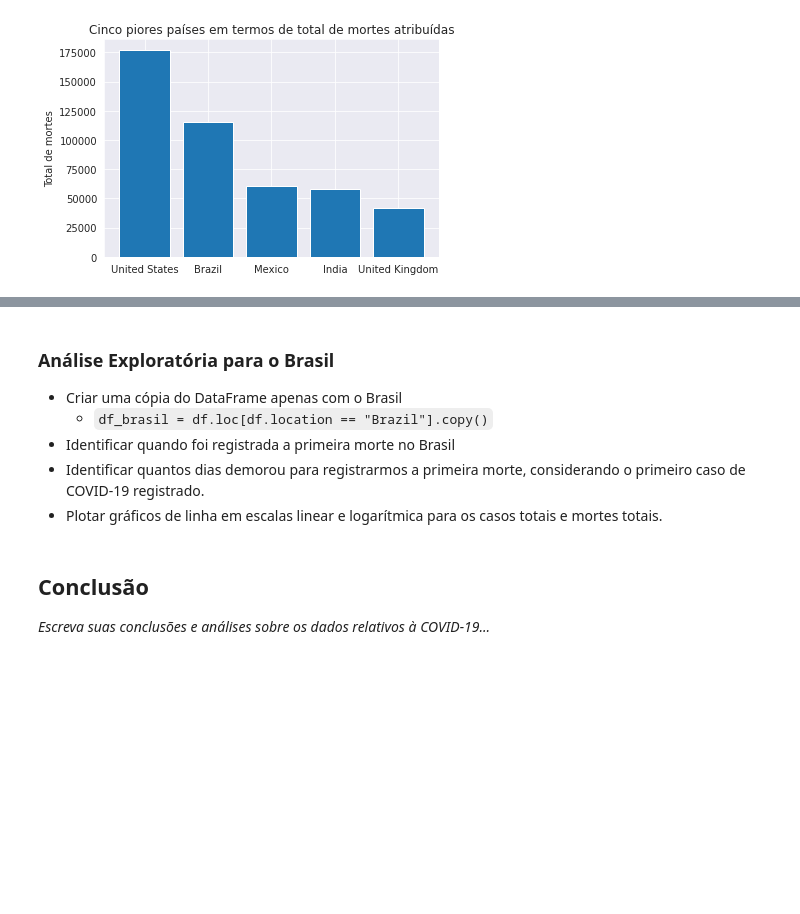
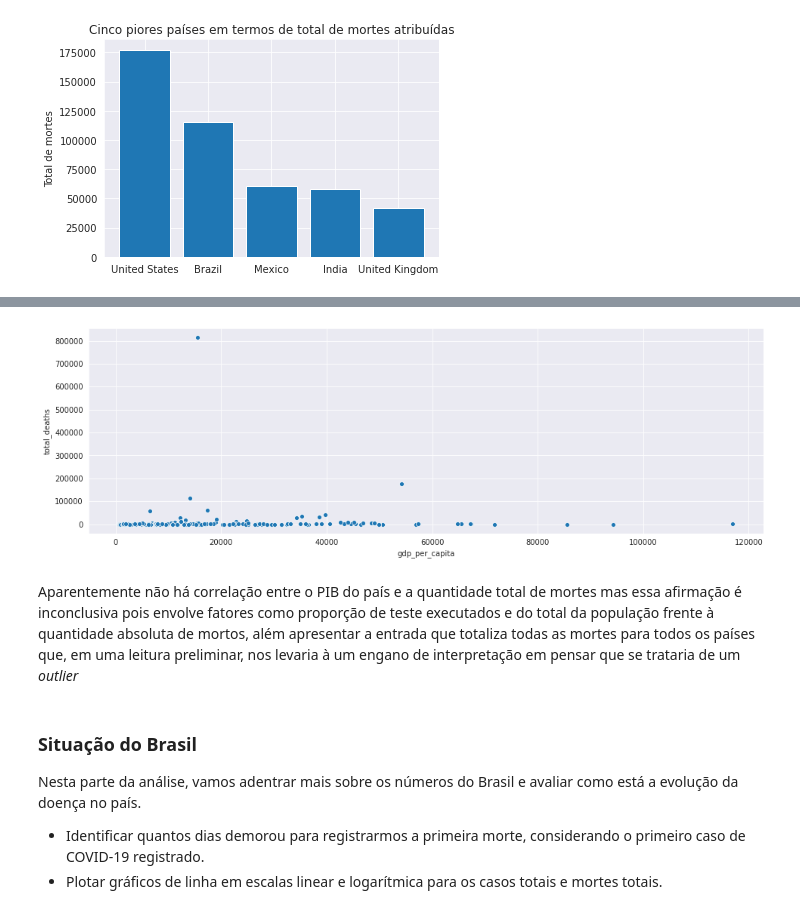
Before and after one commit to caiobmbr/datascience-projects, a Jupyter notebook: Panorama_do_COVID_19_no_Brasil.ipynb, the cells around one changed output, grey strips where cells are left out. Saved outputs shown, nothing was run; the diff lists cells and outputs as text; code cells hidden in the pictures; blank space fills up the shorter version.

```diff
--- a/Panorama_do_COVID_19_no_Brasil.ipynb
+++ b/Panorama_do_COVID_19_no_Brasil.ipynb
@@ -263,12 +269,18 @@ plt.show()
+# %%
+# plotando o gráfico de dispersão entre PIB e total de mortes
+df_gdp_mortes = df.loc[(df.date == '2020-08-25'),['gdp_per_capita','total_deaths']]
+
+plt.figure(figsize=(16,5))
+sns.scatterplot(x = df_gdp_mortes.gdp_per_capita, y = df_gdp_mortes.total_deaths)
+plt.show()
+# %% [output]
+[figure, added]
+# %% [markdown]
+Aparentemente não há correlação entre o PIB do país e a quantidade total de mortes mas essa afirmação é inconclusiva pois envolve fatores como proporção de teste executados e do total da população frente à quantidade absoluta de mortos, além apresentar a entrada que totaliza todas as mortes para todos os países que, em uma leitura preliminar, nos levaria à um engano de interpretação em pensar que se trataria de um *outlier*
 # %% [markdown]
-### Análise Exploratória para o Brasil
+### Situação do Brasil
 
-* Criar uma cópia do DataFrame apenas com o Brasil
-    * `df_brasil = df.loc[df.location == "Brazil"].copy()`
-* Identificar quando foi registrada a primeira morte no Brasil
+Nesta parte da análise, vamos adentrar mais sobre os números do Brasil e avaliar como está a evolução da doença no país.
+
 * Identificar quantos dias demorou para registrarmos a primeira morte, considerando o primeiro caso de COVID-19 registrado.
 * Plotar gráficos de linha em escalas linear e logarítmica para os casos totais e mortes totais.
-# %% [markdown]
-## Conclusão
-
-*Escreva suas conclusões e análises sobre os dados relativos à COVID-19...*
```
Also changed, not shown: parts of 20 cells of this notebook.
